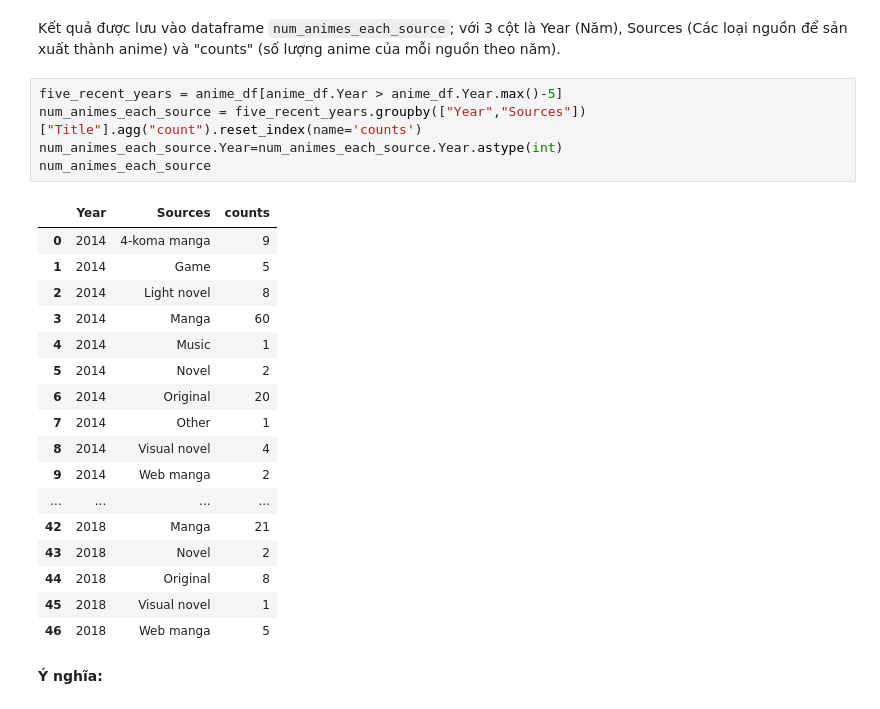
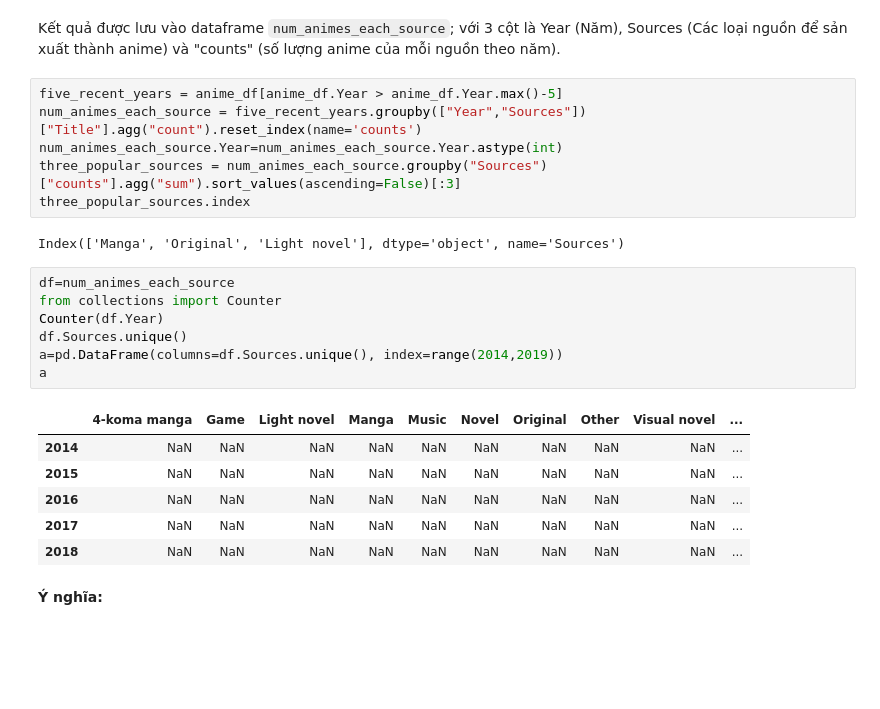
Before and after one commit to jekkyboy/LT-KHDL, a Jupyter notebook: 1712262-NguyenTruongAn.ipynb, the cells around one changed output. Drawn from its saved outputs; the diff is of its cells as text; blank space fills up the shorter version.

```diff
--- a/1712262-NguyenTruongAn.ipynb
+++ b/1712262-NguyenTruongAn.ipynb
@@ -365,25 +362,24 @@ Kết quả được lưu vào dataframe `num_animes_each_source`; với 3 cột
 five_recent_years = anime_df[anime_df.Year > anime_df.Year.max()-5]
 num_animes_each_source = five_recent_years.groupby(["Year","Sources"])["Title"].agg("count").reset_index(name='counts')
 num_animes_each_source.Year=num_animes_each_source.Year.astype(int)
-num_animes_each_source
+three_popular_sources = num_animes_each_source.groupby("Sources")["counts"].agg("sum").sort_values(ascending=False)[:3]
+three_popular_sources.index
 # %% [output]
-|  | Year | Sources | counts |
-| 0 | 2014 | 4-koma manga | 9 |
-| 1 | 2014 | Game | 5 |
-| 2 | 2014 | Light novel | 8 |
-| 3 | 2014 | Manga | 60 |
-| 4 | 2014 | Music | 1 |
-| 5 | 2014 | Novel | 2 |
-| 6 | 2014 | Original | 20 |
-| 7 | 2014 | Other | 1 |
-| 8 | 2014 | Visual novel | 4 |
-| 9 | 2014 | Web manga | 2 |
-| ... | ... | ... | ... |
-| 42 | 2018 | Manga | 21 |
-| 43 | 2018 | Novel | 2 |
-| 44 | 2018 | Original | 8 |
-| 45 | 2018 | Visual novel | 1 |
-| 46 | 2018 | Web manga | 5 |
+Index(['Manga', 'Original', 'Light novel'], dtype='object', name='Sources')
+# %%
+df=num_animes_each_source
+from collections import Counter
+Counter(df.Year)
+df.Sources.unique()
+a=pd.DataFrame(columns=df.Sources.unique(), index=range(2014,2019))
+a
+# %% [output]
+|  | 4-koma manga | Game | Light novel | Manga | Music | Novel | Original | Other | Visual novel | ... |
+| 2014 | NaN | NaN | NaN | NaN | NaN | NaN | NaN | NaN | NaN | ... |
+| 2015 | NaN | NaN | NaN | NaN | NaN | NaN | NaN | NaN | NaN | ... |
+| 2016 | NaN | NaN | NaN | NaN | NaN | NaN | NaN | NaN | NaN | ... |
+| 2017 | NaN | NaN | NaN | NaN | NaN | NaN | NaN | NaN | NaN | ... |
+| 2018 | NaN | NaN | NaN | NaN | NaN | NaN | NaN | NaN | NaN | ... |
 # %% [markdown]
 **Ý nghĩa:**
 # %% [markdown]
```
Also changed, not shown: parts of 9 cells of this notebook, 1 other file.
